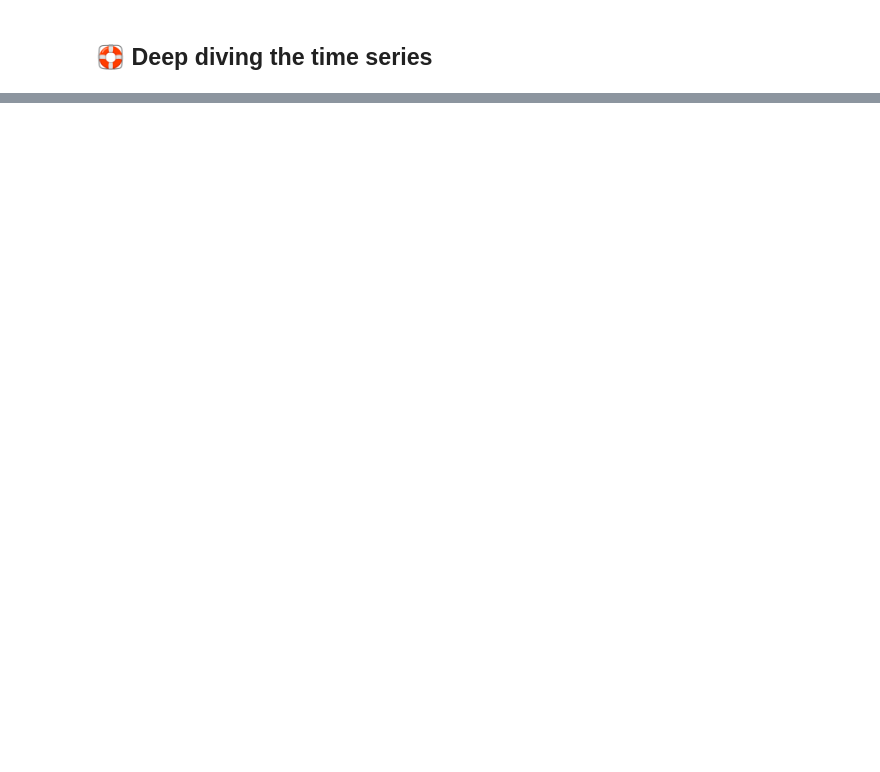
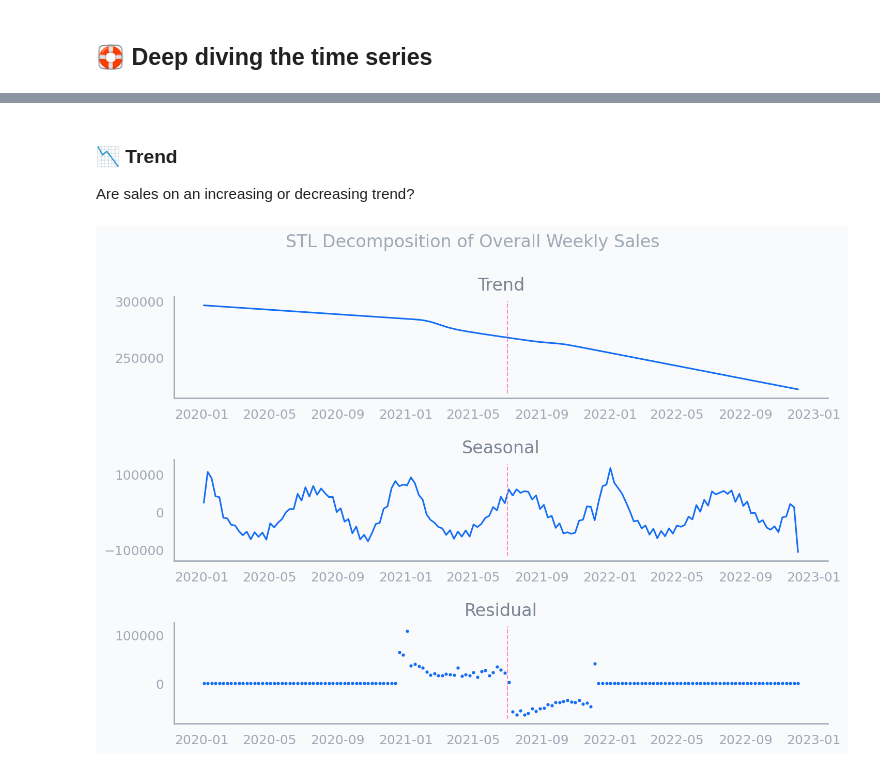
Before and after one commit to dewith/sumz-demand-analysis, a Jupyter notebook: notebooks/eda.ipynb, the cells around one changed output, grey strips where cells are left out. Saved outputs shown, nothing was run; the diff lists cells and outputs as text; code cells hidden in the pictures; blank space fills up the shorter version.

```diff
--- a/notebooks/eda.ipynb
+++ b/notebooks/eda.ipynb
@@ -345,0 +439,12 @@ df_demand_test_pro.to_csv("../data/processed/demand_products_test.csv", index=Fa
+# %%
+# segment the data into before and after the competitor's opening
+competitor_opening_date = '2021-07-02'
+df_before = df_demand_pro[df_demand_pro.index < competitor_opening_date]
+df_after = df_demand_pro[df_demand_pro.index >= competitor_opening_date]
+
+# calculate average weekly sales for each period
+avg_weekly_sales_before = df_before.resample('W').sum()['demand'].mean()
+avg_weekly_sales_after = df_after.resample('W').sum()['demand'].mean()
+
+print(f"Before: ${avg_weekly_sales_before:,.0f} -> After: ${avg_weekly_sales_after:,.0f}")
+print(f"Change: {(avg_weekly_sales_after - avg_weekly_sales_before) / avg_weekly_sales_before:.2%}")
@@ -345,0 +532,52 @@ df_demand_test_pro.to_csv("../data/processed/demand_products_test.csv", index=Fa
+# %% [markdown]
+### 📉 Trend
+
+Are sales on an increasing or decreasing trend?
+# %%
+from statsmodels.tsa.seasonal import STL
+
+weekly_sales = df_demand_pro.resample('W').sum()['demand']
+stl = STL(weekly_sales, seasonal=7, robust=True)
+result = stl.fit()
+# %%
+plt.figure(figsize=(10, 7))
+plt.suptitle('STL Decomposition of Overall Weekly Sales', fontsize=16)
+
+plt.subplot(3, 1, 1)
+plt.plot(result.trend)
+ymin, ymax = plt.gca().get_ylim()
+plt.vlines(
+    x=pd.Timestamp(competitor_opening_date),
+    ymin=ymin, ymax=ymax,
+    color=pink, linestyle='--',
+    alpha=1, linewidth=1
+)
+plt.title('Trend')
+
+plt.subplot(3, 1, 2)
+plt.plot(result.seasonal)
+ymin, ymax = plt.gca().get_ylim()
+plt.vlines(
+    x=pd.Timestamp(competitor_opening_date),
+    ymin=ymin, ymax=ymax,
+    color=pink, linestyle='--',
+    alpha=1, linewidth=1
+)
+plt.title('Seasonal')
+
+plt.subplot(3, 1, 3)
+plt.plot(result.resid, 'o', markersize=2)
+ymin, ymax = plt.gca().get_ylim()
+plt.vlines(
+    x=pd.Timestamp(competitor_opening_date),
+    ymin=ymin, ymax=ymax,
+    color=pink, linestyle='--',
+    alpha=1, linewidth=1
+)
+plt.title('Residual')
+
+plt.tight_layout()
+# rect=[0, 0, 1, 0.96]
+plt.show()
+# %% [output]
+[figure, added]
```
Also changed, not shown: parts of 26 cells of this notebook, 2 other files.
